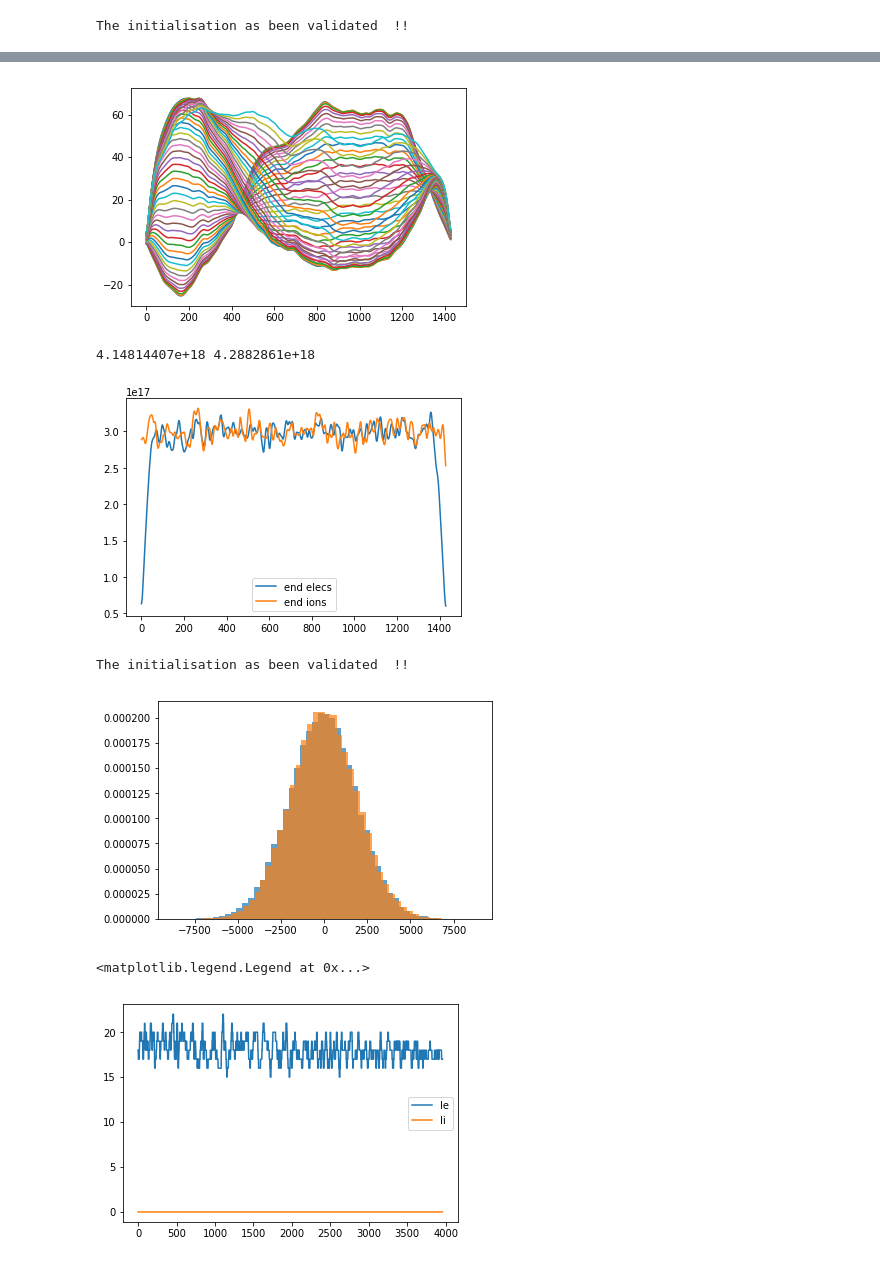
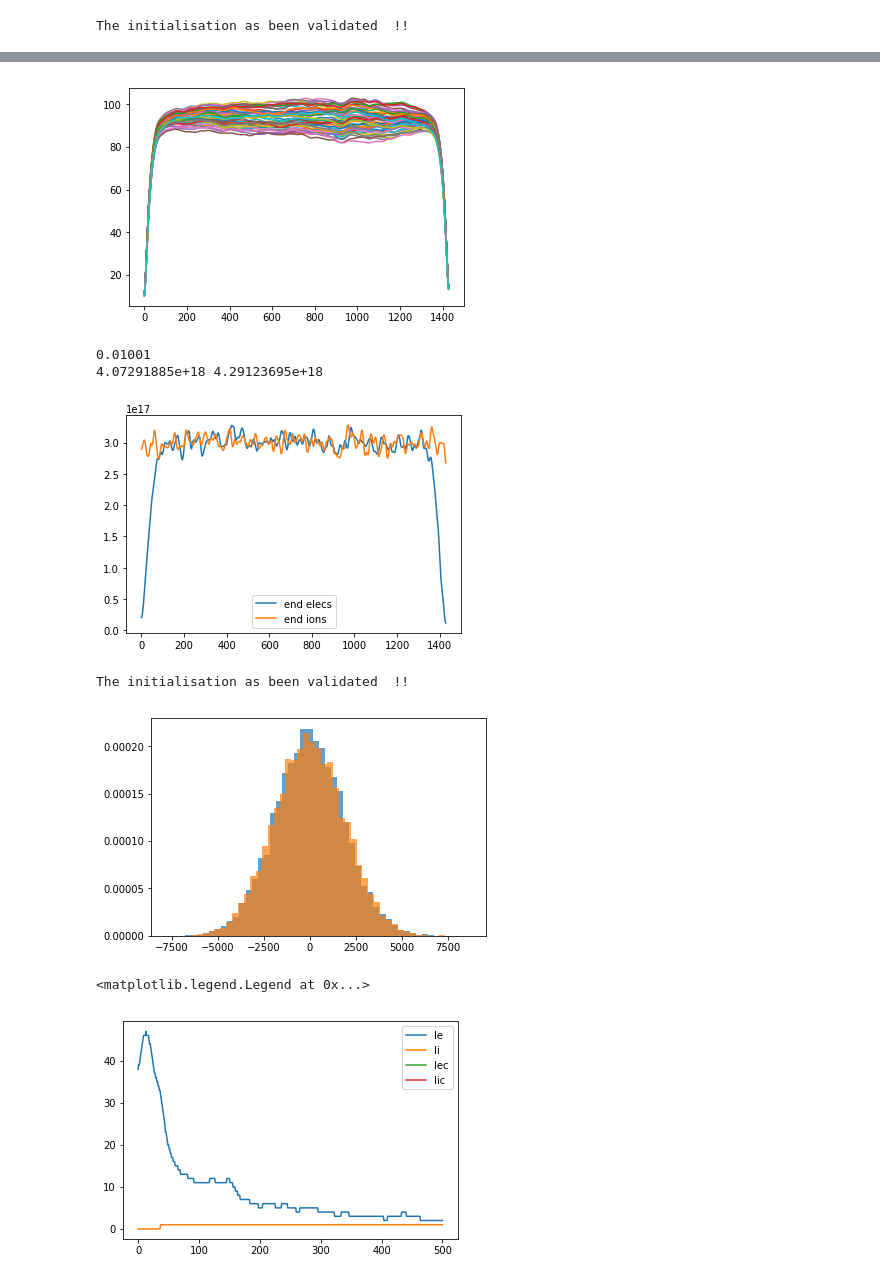
Before and after one commit to antoinetavant/1D_PIC, a Jupyter notebook: Main.ipynb, the cells around one changed output, grey strips where cells are left out. Drawn from its saved outputs; the diff is of its cells as text; code cells hidden in the pictures.

```diff
--- a/Main.ipynb
+++ b/Main.ipynb
@@ -37,11 +37,11 @@ The snakeviz extension is already loaded. To reload it, use:
 #parameters
 Lx = 1e-2 #System length
 dX = 0.7e-5 #dX in m
-Nx = int(Lx/dX)+1 #cell number
+Nx = int(Lx/dX)+2 #cell number
 Lx = Nx*dX
 print("Nx = {Nx}, and Lx = {Lx} cm".format(Nx = Nx, Lx = Lx*100))
 
-Npart = 50*Nx #particles number, calculated via particle par cell
+Npart = 60*Nx #particles number, calculated via particle par cell
 n = 3e17  #[m^-3]
 dT = 3e-12 #time step
 Te_0 = 30;     #[eV] Electron distribution temperature
@@ -60,9 +60,3 @@ time step dT = 3.00 mu s, wpe = 32.36 mus
 pla = plasma(dT,Nx,Lx,Npart,n,Te_0,Ti_0,200,0, True)
 # %% [output]
 The initialisation as been validated  !!
-# %%
-pla.ne[:] = 1e17
-pla.ni[:] = 1e17
-pla.rho = pla.ni - pla.ne
-pla.solve_poisson()
-plt.plot(pla.phi)
@@ -72,10 +79,10 @@ plt.plot(pla.phi)
 # %%
 %%snakeviz
-Nt = 100
+Nt = 5000
 pla.Do_diags = True
 pla.n_0 = 0#int(Nt/2)
-pla.n_average = 2
-
+pla.n_average = 100
+pla.data = {}
 for nt in np.arange(Nt):
 
     if nt%10 == 0 : print("\r t = {:2.5f} over {:2.5f} mu s".format(nt*pla.dT*1e6,Nt*pla.dT*1e6),end="")
@@ -97,26 +104,30 @@ for k,v in pla.data.items():
 
     #plt.legend()
 # %% [output]
-[figure, old version]
+[figure, new version]
 # %%
+print(pla.Lx)
 plt.plot(smooth(pla.ne),label = "end elecs");
 plt.plot(smooth(pla.ni),label = "end ions");
 plt.legend()
 print(pla.ne.sum()*Lx,pla.ni.sum()*Lx)
 # %% [output]
-4.14814407e+18 4.2882861e+18
+0.01001
+4.07291885e+18 4.29123695e+18
-[figure, old version]
+[figure, new version]
 # %%
 plt.hist(pla.ion.V[:,0],bins=50, alpha = 0.7,density=True);
 plainit = plasma(dT,Nx,Lx,Npart,n,Te_0,Ti_0)
 plt.hist(plainit.ion.V[:,0],bins=50, alpha = 0.7,density=True);
 # %% [output]
 The initialisation as been validated  !!
-[figure, old version]
+[figure, new version]
 # %%
-plt.plot(smooth(pla.history["Ie_c"][40:]), label = "Ie")
-plt.plot(smooth(pla.history["Ii_c"][40:]), label = "Ii")
+plt.plot(smooth(pla.history["Ie_w"]), label = "Ie")
+plt.plot(smooth(pla.history["Ii_w"]), label = "Ii")
+plt.plot(smooth(pla.history["Ie_c"]), label = "Iec")
+plt.plot(smooth(pla.history["Ii_c"]), label = "Iic")
 plt.legend()
 # %% [output]
 <matplotlib.legend.Legend at 0x...>
-[figure, old version]
+[figure, new version]
```
Also changed, not shown: parts of 10 cells of this notebook, 16 other files.
